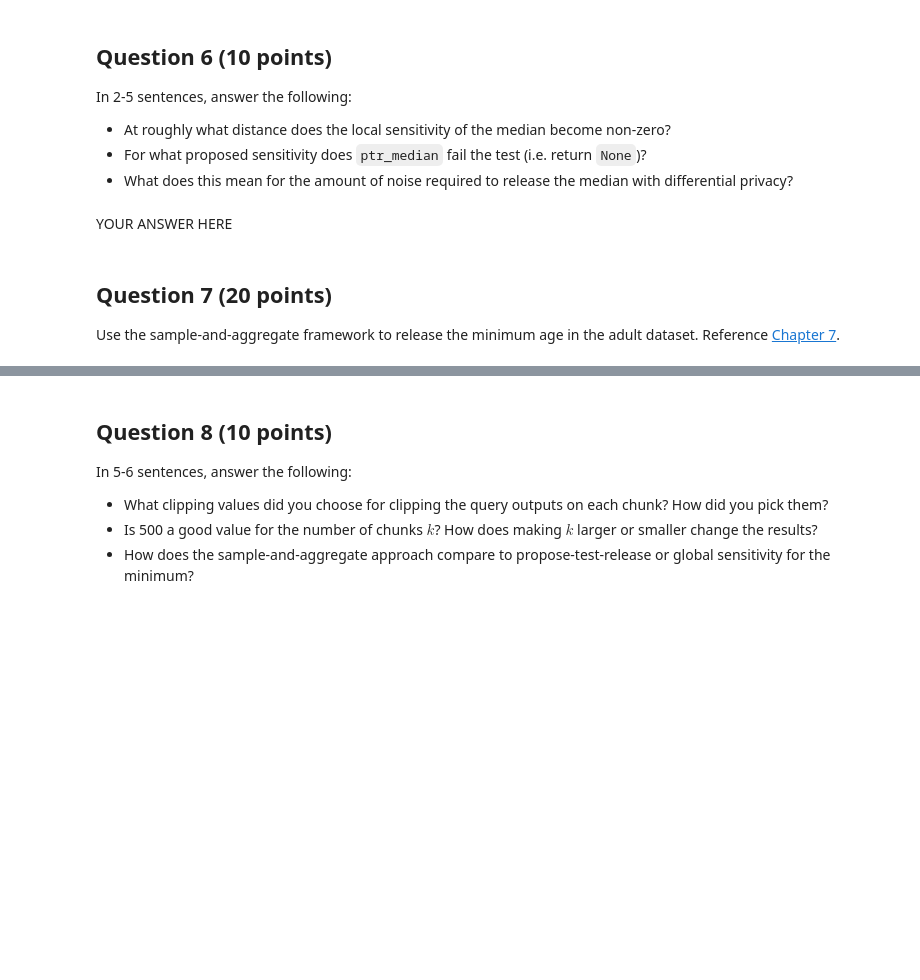
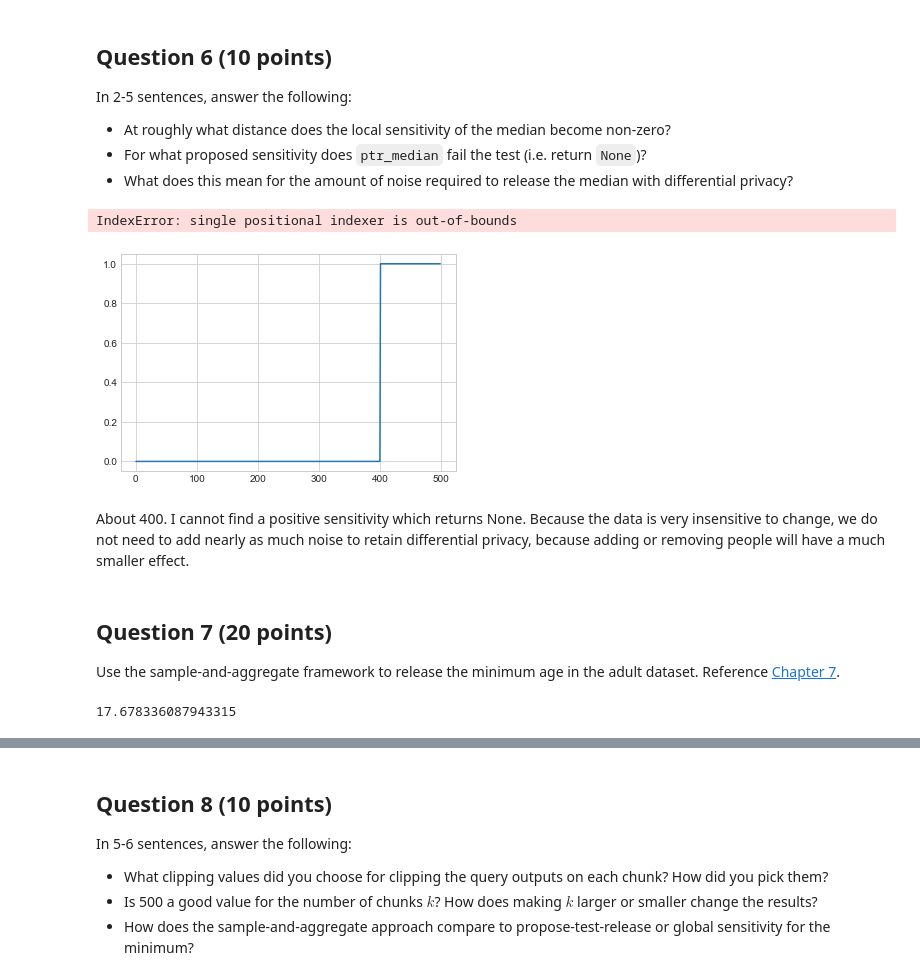
Before and after one commit to 5cw/cs211-data-privacy, a Jupyter notebook: homework/CS211_HW_6.ipynb, the cells around one changed output, grey strips where cells are left out. Cells and saved outputs as stored; diff of their text form; code cells hidden in the pictures; blank space fills up the shorter version.

```diff
--- a/homework/CS211_HW_6.ipynb
+++ b/homework/CS211_HW_6.ipynb
@@ -123,0 +155,10 @@ ls_median_at_distance(10000)
+# %%
+def ls_median_at_distance(k):
+    idx = int(len(adult)/2)
+    return max(sorted_ages.iloc[idx] - sorted_ages.iloc[idx-k],
+               sorted_ages.iloc[idx+k] - sorted_ages.iloc[idx])
+
+def dist_to_high_ls_median(s_p):
+    return dist_to_high_ls(ls_median_at_distance, s_p)
+
+ls_median_at_distance(10000)
@@ -130,9 +173,16 @@ assert ls_median_at_distance(15000) == 28
 ## Question 5 (10 points)
 
 Use the propose-test-release framework, plus `dist_to_high_ls_median`, to answer the median query with differential privacy.
-# %%
-def ptr_median(s_p, epsilon, delta):
-    # YOUR CODE HERE
-    raise NotImplementedError()
-
-ptr_median(0.01, 1.0, 1e-5)
+# %%
+def ptr_median(s_p, epsilon, delta):
+    k = dist_to_high_ls_median(s_p)
+
+    noisy_distance = laplace_mech(k, 1, epsilon)
+    threshold = np.log(2/delta)/(2*epsilon)
+
+    if noisy_distance >= threshold:
+        return laplace_mech(median_age(), s_p, epsilon)
+    else:
+        return None
+
+ptr_median(0.01, 1.0, 1e-5)
@@ -150,8 +205,21 @@ In 2-5 sentences, answer the following:
 - At roughly what distance does the local sensitivity of the median become non-zero?
 - For what proposed sensitivity does `ptr_median` fail the test (i.e. return `None`)?
 - What does this mean for the amount of noise required to release the median with differential privacy?
-# %% [markdown]
-YOUR ANSWER HERE
+# %%
+plt.plot([ls_median_at_distance(i) for i in range(500)])
+i = 0.05
+median = 0
+while median is not None:
+    median = ptr_median(i, 0.1, 1e-5)
+    i -= 0.00001
+print(i)
+# %% [output]
+IndexError: single positional indexer is out-of-bounds
+[figure, added]
+# %% [markdown]
+About 400.
+I cannot find a positive sensitivity which returns None.
+Because the data is very insensitive to change, we do not need to add nearly as much noise to retain differential privacy, because adding or removing people will have a much smaller effect.
 # %% [markdown]
 ## Question 7 (20 points)
 
@@ -168,3 +227,34 @@ saa_min_age(500, 1.0)
+# %%
+def f(chunk):
+    return chunk.min()
+
+from random import shuffle
+
+random_ages = sorted_ages.copy()
+shuffle(random_ages)
+
+def saa_min_age(k, epsilon):
+    # Calculate the number of rows in each chunk
+
+    chunk_size = int(np.ceil(random_ages.shape[0] / k))
+
+    # Step 1: split into chunks
+    xs      = [random_ages[i:i+chunk_size] for i in range(0, random_ages.shape[0],chunk_size)]
+
+    # Step 2: run f on each x_i and clip its output
+    answers = [f(x_i) for x_i in xs]
+
+    u = 100
+    l = 0
+    clipped_answers = np.clip(answers, l, u)
+
+    # Step 3: take the noisy min of the answers
+    noisy_mean = laplace_mech(np.mean(clipped_answers), 100/k, epsilon)
+    return noisy_mean
+
+saa_min_age(500, 1.0)
+# %% [output]
+17.678336087943315
 # %%
 # TEST CASE
 true_min = adult['Age'].min()
```
Also changed, not shown: parts of 17 cells of this notebook, 1 other file.
